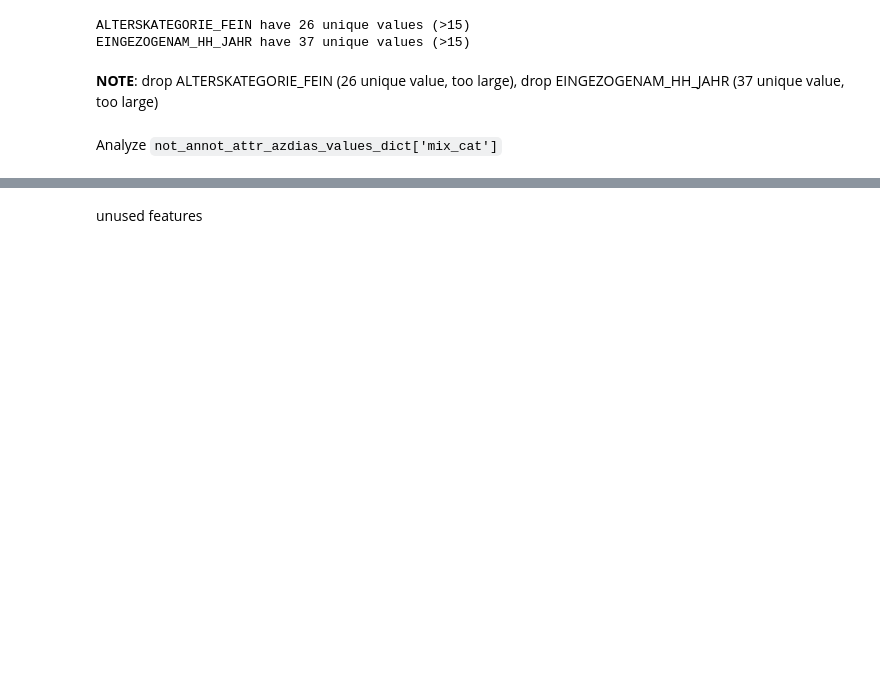
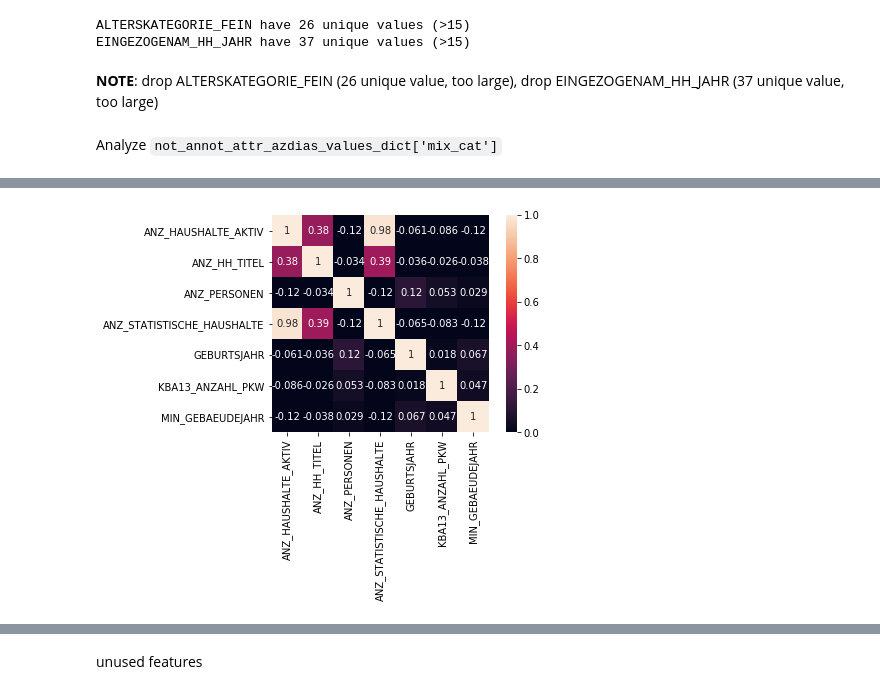
Before and after one commit to dragon7-fc/DSND-Capstone, a Jupyter notebook: Arvato Project Workbook.ipynb, the cells around one changed output, grey strips where cells are left out. Drawn from its saved outputs; the diff is of its cells as text; code cells hidden in the pictures; blank space fills up the shorter version.

```diff
--- a/Arvato Project Workbook.ipynb
+++ b/Arvato Project Workbook.ipynb
@@ -1680,0 +1695,6 @@ array(['ALTERSKATEGORIE_FEIN', 'ALTER_HH', 'CAMEO_DEU_2015',
+# %%
+_ = _.corr()
+sns.heatmap(_, vmin=0, vmax=1, annot=True, square=True)
+plt.show()
+# %% [output]
+[figure, added]
```
Also changed, not shown: parts of 120 cells of this notebook.
